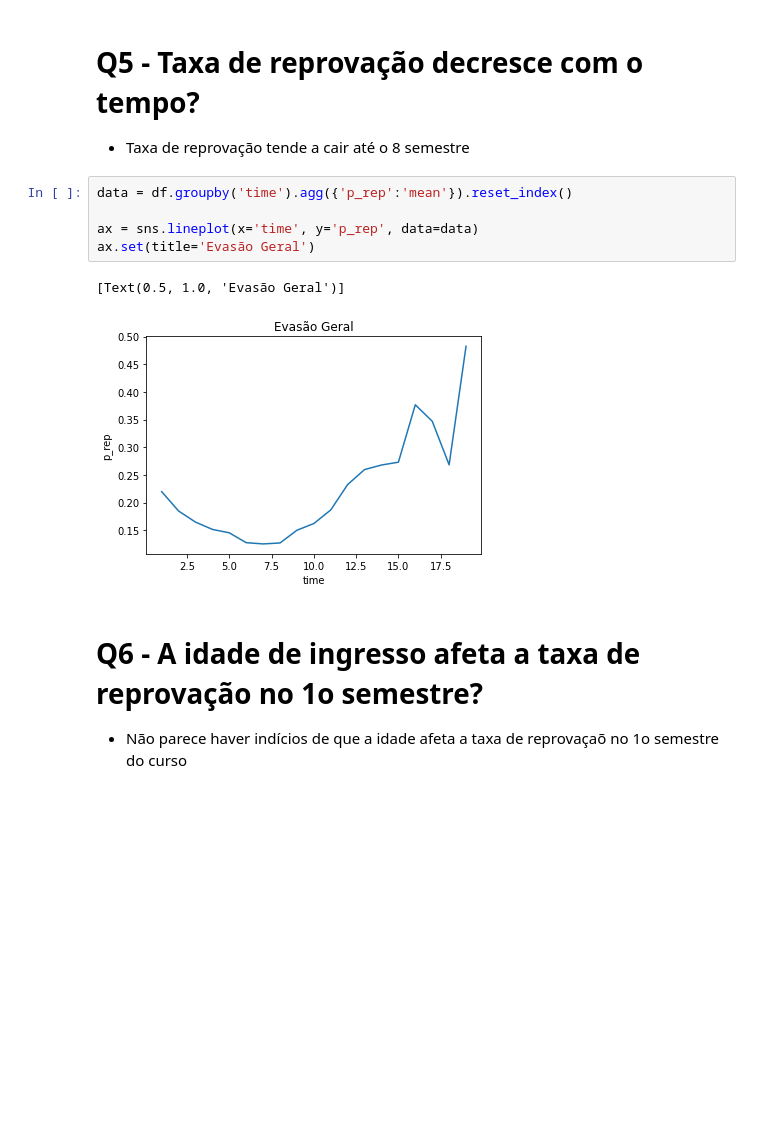
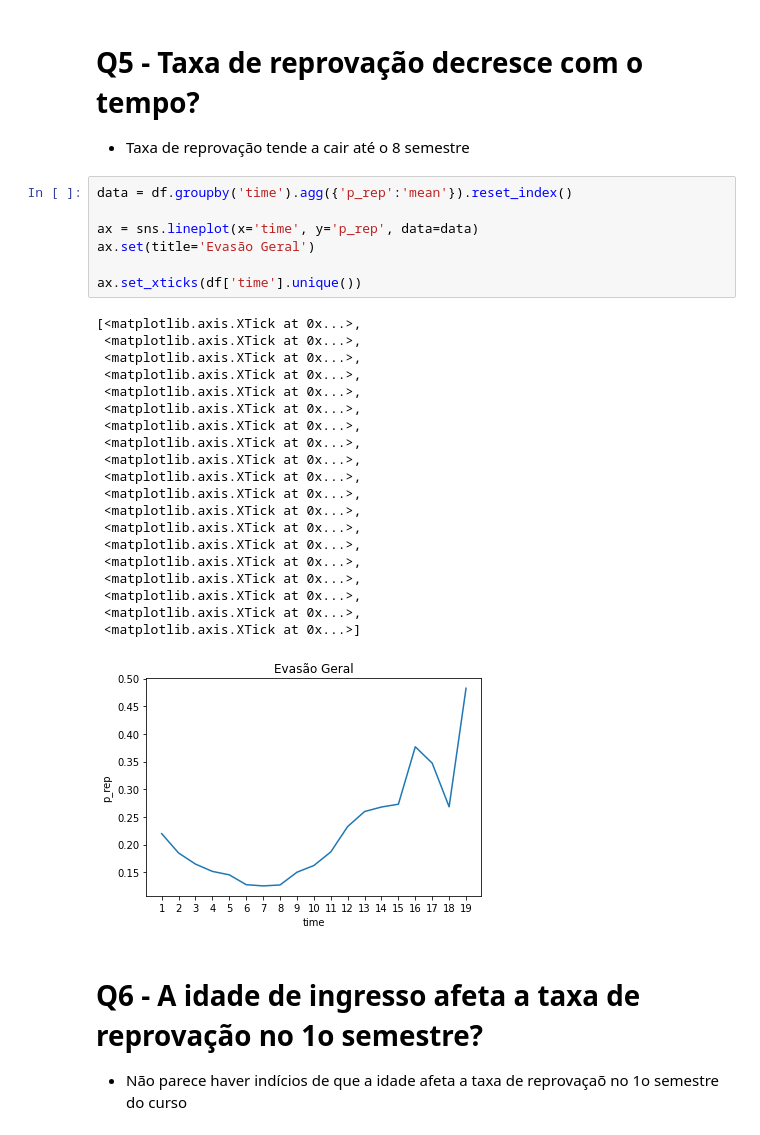
Before and after one commit to rlopes404/dropout, a Jupyter notebook: retencao-UFRB.ipynb, the cells around one changed output. Saved outputs shown, nothing was run; the diff lists cells and outputs as text; blank space fills up the shorter version.

Commit message:
add xticks

```diff
--- a/retencao-UFRB.ipynb
+++ b/retencao-UFRB.ipynb
@@ -224,11 +224,31 @@ for time in df.time.unique():
 # %%
 data = df.groupby('time').agg({'p_rep':'mean'}).reset_index()
 
 ax = sns.lineplot(x='time', y='p_rep', data=data)
 ax.set(title='Evasão Geral')
+
+ax.set_xticks(df['time'].unique())
 # %% [output]
-[Text(0.5, 1.0, 'Evasão Geral')]
+[<matplotlib.axis.XTick at 0x...>,
+ <matplotlib.axis.XTick at 0x...>,
+ <matplotlib.axis.XTick at 0x...>,
+ <matplotlib.axis.XTick at 0x...>,
+ <matplotlib.axis.XTick at 0x...>,
+ <matplotlib.axis.XTick at 0x...>,
+ <matplotlib.axis.XTick at 0x...>,
+ <matplotlib.axis.XTick at 0x...>,
+ <matplotlib.axis.XTick at 0x...>,
+ <matplotlib.axis.XTick at 0x...>,
+ <matplotlib.axis.XTick at 0x...>,
+ <matplotlib.axis.XTick at 0x...>,
+ <matplotlib.axis.XTick at 0x...>,
+ <matplotlib.axis.XTick at 0x...>,
+ <matplotlib.axis.XTick at 0x...>,
+ <matplotlib.axis.XTick at 0x...>,
+ <matplotlib.axis.XTick at 0x...>,
+ <matplotlib.axis.XTick at 0x...>,
+ <matplotlib.axis.XTick at 0x...>]
-[figure, old version]
+[figure, new version]
 # %% [markdown]
 # Q6 - A idade de ingresso afeta a taxa de reprovação no 1o semestre?
 
```
